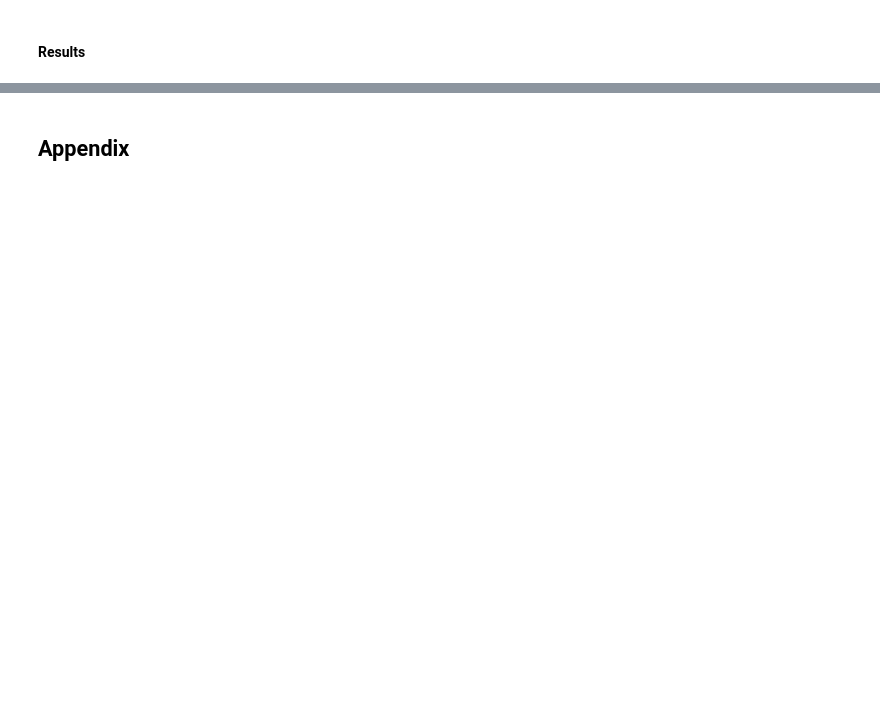
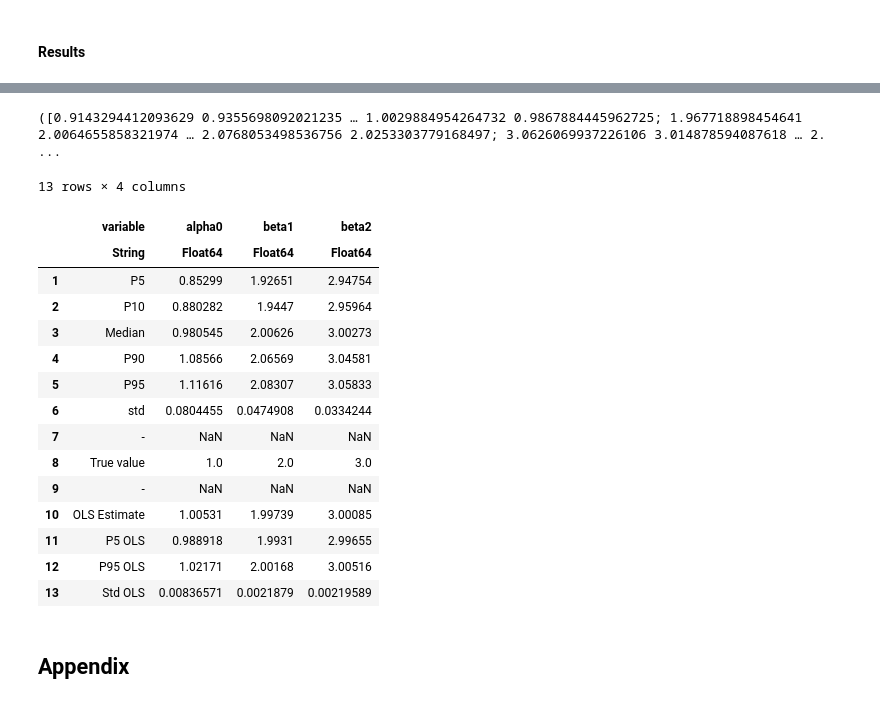
Before and after one commit to JulienPascal/MSM.jl, a Jupyter notebook: notebooks/MSM-MCMC.ipynb, the cells around one changed output, grey strips where cells are left out. Cells and saved outputs as stored; diff of their text form; code cells hidden in the pictures; blank space fills up the shorter version.

```diff
--- a/notebooks/MSM-MCMC.ipynb
+++ b/notebooks/MSM-MCMC.ipynb
@@ -326,0 +437,23 @@ CSV.write(joinpath(pwd(),"output_table_MSM_MCMC.csv"), results)
+# %%
+@everywhere set_weight_matrix!(myProblem, W_efficient)
+@everywhere construct_objective_function!(myProblem)
+
+# Safety check: value on the master node == values on slave nodes?
+using Test
+val_local = myProblem.objective_function(ones(3)); #local execution
+val_workers = [];
+for w in workers() #Execution on workers
+    push!(val_workers, @fetchfrom w myProblem.objective_function(ones(3)))
+end
+for (wIndex, w) in enumerate(workers())
+    @test abs(val_local - val_workers[wIndex]) < 10e-10
+end
+
+#Slightly perturb the initial draws for the walkers
+x0 = [dictPriors[k][1] for k in keys(dictPriors)]
+x0_chains = ones(numdims, numwalkers).*true_vals .+ rand(numdims, numwalkers) .* 1.0
+chain, llhoodvals = AffineInvariantMCMC.sample(x -> quasi_posterior(x, nbDraws, d_prior), numwalkers, x0_chains, burnin, 1)
+chain, llhoodvals = AffineInvariantMCMC.sample(x -> quasi_posterior(x, nbDraws, d_prior), numwalkers, chain[:, :, end], numsamples_perwalker, thinning)
+flatchain, flatllhoodvals = AffineInvariantMCMC.flattenmcmcarray(chain, llhoodvals)
+# %% [output]
+([0.9143294412093629 0.9355698092021235 … 1.0029884954264732 0.9867884445962725; 1.967718898454641 2.0064655858321974 … 2.0768053498536756 2.0253303779168497; 3.0626069937226106 3.014878594087618 … 2. ...
@@ -327,3 +476,37 @@ CSV.write(joinpath(pwd(),"output_table_MSM_MCMC.csv"), results)
+# %%
+# Compare results with GLM
+using DataFrames, GLM
+data = DataFrame(x1=x[:,1], x2=x[:,2], y= y[:]);
+ols = lm(@formula(y ~ x1 + x2), data)
+coef_ols = coef(ols)
+ci_ols = confint(ols)
+stderror_ols = stderror(ols)
+
+result_alpha0 = append!(quantile(flatchain[1,burnin:end],[0.05, 0.10, 0.5, 0.90, 0.95]), std(flatchain[1,burnin:end]), NaN, alpha0[1],NaN, coef_ols[1], ci_ols[1,1], ci_ols[1,2], stderror_ols[1])
+result_beta1 = append!(quantile(flatchain[2,burnin:end],[0.05, 0.10, 0.5, 0.90, 0.95]), std(flatchain[2,burnin:end]), NaN,beta0[1], NaN,coef_ols[2], ci_ols[2,1], ci_ols[2,2], stderror_ols[2])
+result_beta2 = append!(quantile(flatchain[3,burnin:end],[0.05, 0.10, 0.5, 0.90, 0.95]), std(flatchain[3,burnin:end]), NaN,beta0[2], NaN,coef_ols[3], ci_ols[3,1], ci_ols[3,2], stderror_ols[3])
+results_efficient = DataFrame(variable = ["P5"; "P10"; "Median"; "P90"; "P95"; "std"; "-" ;"True value"; "-" ;"OLS Estimate"; "P5 OLS"; "P95 OLS"; "Std OLS"],
+					   alpha0 = result_alpha0, beta1 = result_beta1, beta2 = result_beta2)
+
+CSV.write(joinpath(pwd(),"output_table_MSM_MCMC_efficient.csv"), results_efficient)
+results_efficient
+# %% [output]
+13 rows × 4 columns
+|  | variable | alpha0 | beta1 | beta2 |
+|  | String | Float64 | Float64 | Float64 |
+| 1 | P5 | 0.85299 | 1.92651 | 2.94754 |
+| 2 | P10 | 0.880282 | 1.9447 | 2.95964 |
+| 3 | Median | 0.980545 | 2.00626 | 3.00273 |
+| 4 | P90 | 1.08566 | 2.06569 | 3.04581 |
+| 5 | P95 | 1.11616 | 2.08307 | 3.05833 |
+| 6 | std | 0.0804455 | 0.0474908 | 0.0334244 |
+| 7 | - | NaN | NaN | NaN |
+| 8 | True value | 1.0 | 2.0 | 3.0 |
+| 9 | - | NaN | NaN | NaN |
+| 10 | OLS Estimate | 1.00531 | 1.99739 | 3.00085 |
+| 11 | P5 OLS | 0.988918 | 1.9931 | 2.99655 |
+| 12 | P95 OLS | 1.02171 | 2.00168 | 3.00516 |
+| 13 | Std OLS | 0.00836571 | 0.0021879 | 0.00219589 |
 # %% [markdown]
 ## Appendix
 # %%
```
Also changed, not shown: parts of 17 cells of this notebook, 13 other files.
